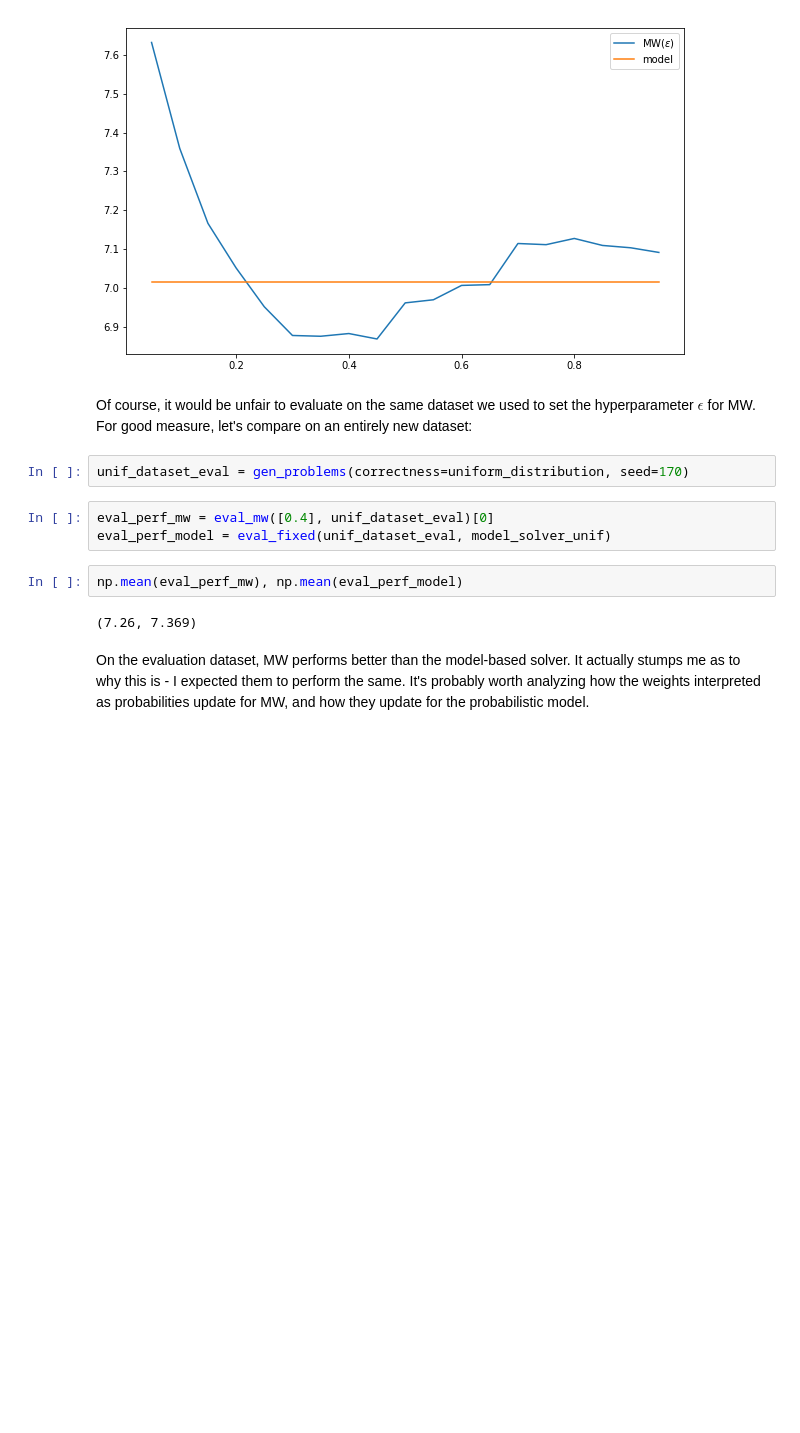
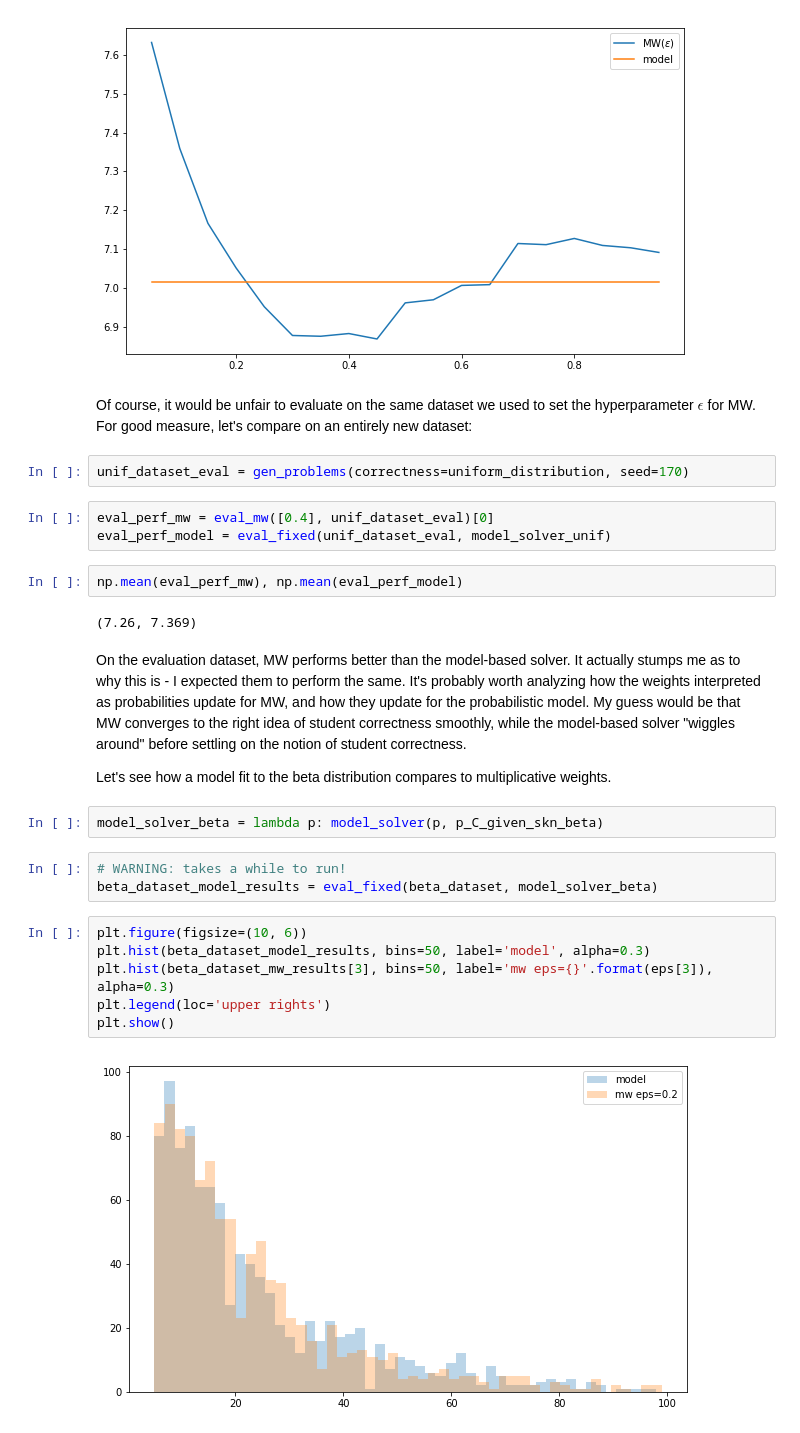
Before and after one commit to maxov/170-project-analysis, a Jupyter notebook: project-analysis.ipynb, the cells around one changed output. Cells and saved outputs as stored; diff of their text form; blank space fills up the shorter version.

```diff
--- a/project-analysis.ipynb
+++ b/project-analysis.ipynb
@@ -520,4 +520,19 @@ np.mean(eval_perf_mw), np.mean(eval_perf_model)
 # %% [output]
 (7.26, 7.369)
 # %% [markdown]
-On the evaluation dataset, MW performs better than the model-based solver. It actually stumps me as to why this is - I expected them to perform the same. It's probably worth analyzing how the weights interpreted as probabilities update for MW, and how they update for the probabilistic model.
+On the evaluation dataset, MW performs better than the model-based solver. It actually stumps me as to why this is - I expected them to perform the same. It's probably worth analyzing how the weights interpreted as probabilities update for MW, and how they update for the probabilistic model. My guess would be that MW converges to the right idea of student correctness smoothly, while the model-based solver "wiggles around" before settling on the notion of student correctness.
+
+Let's see how a model fit to the beta distribution compares to multiplicative weights.
+# %%
+model_solver_beta = lambda p: model_solver(p, p_C_given_skn_beta)
+# %%
+# WARNING: takes a while to run!
+beta_dataset_model_results = eval_fixed(beta_dataset, model_solver_beta)
+# %%
+plt.figure(figsize=(10, 6))
+plt.hist(beta_dataset_model_results, bins=50, label='model', alpha=0.3)
+plt.hist(beta_dataset_mw_results[3], bins=50, label='mw eps={}'.format(eps[3]), alpha=0.3)
+plt.legend(loc='upper rights')
+plt.show()
+# %% [output]
+[figure, added]
```
Also changed, not shown: parts of 7 cells of this notebook.
